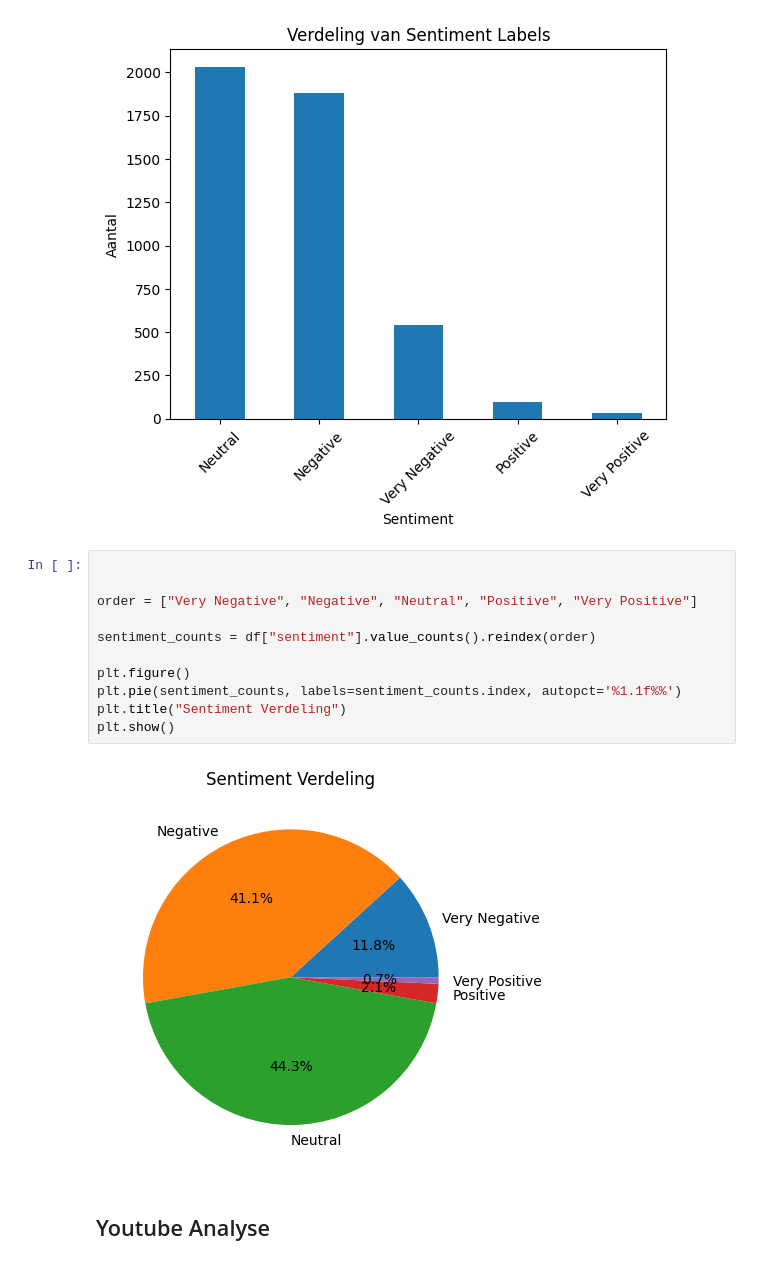
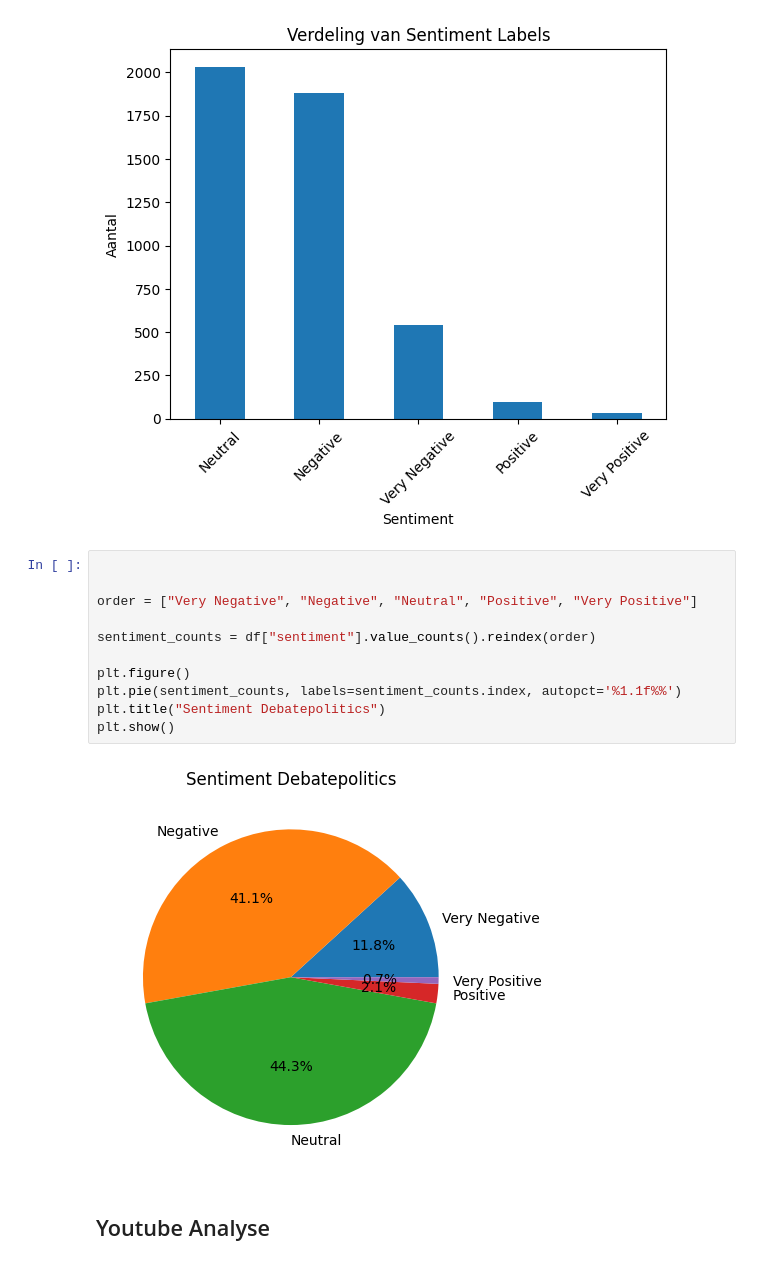
Before and after one commit to ManzerX/radical, a Jupyter notebook: analyse_fase-kenmerken_onderzoek/Sentiment/sentiment-analyse.ipynb, the cells around one changed output. Cells and saved outputs as stored; diff of their text form.

```diff
--- a/analyse_fase-kenmerken_onderzoek/Sentiment/sentiment-analyse.ipynb
+++ b/analyse_fase-kenmerken_onderzoek/Sentiment/sentiment-analyse.ipynb
@@ -46,16 +46,16 @@ plt.show()
 # %%
 
 
 order = ["Very Negative", "Negative", "Neutral", "Positive", "Very Positive"]
 
 sentiment_counts = df["sentiment"].value_counts().reindex(order)
 
 plt.figure()
 plt.pie(sentiment_counts, labels=sentiment_counts.index, autopct='%1.1f%%')
-plt.title("Sentiment Verdeling")
+plt.title("Sentiment Debatepolitics")
 plt.show()
 # %% [output]
-[figure, old version]
+[figure, new version]
 # %% [markdown]
 ## Youtube Analyse
 # %%
```
Also changed, not shown: parts of 8 cells of this notebook, 4 other files.
